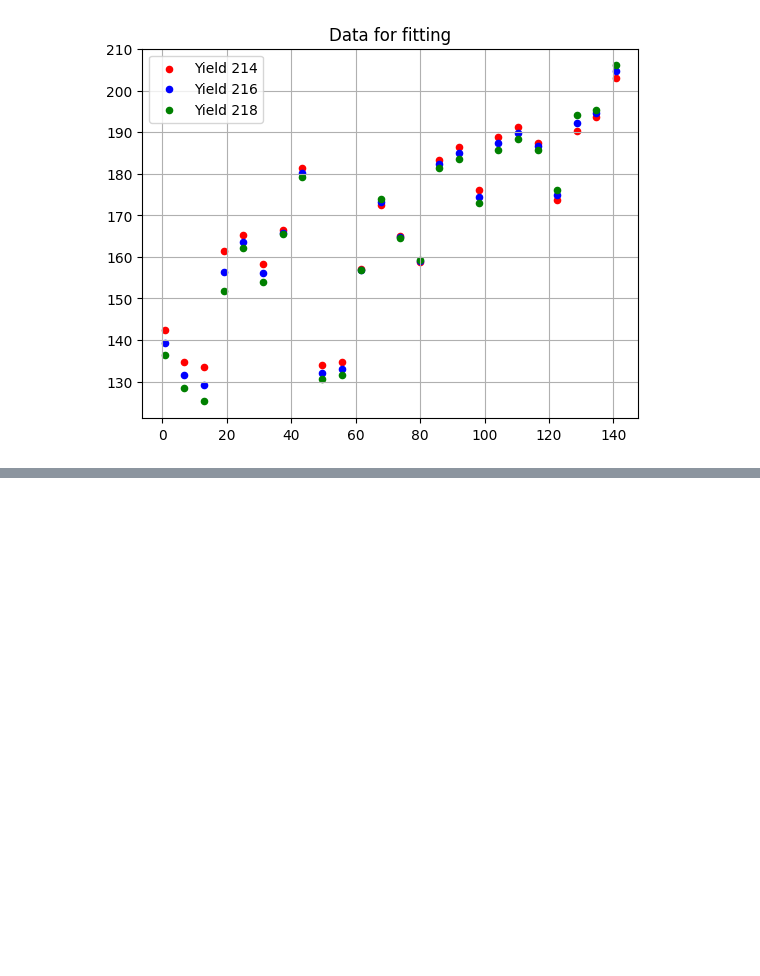
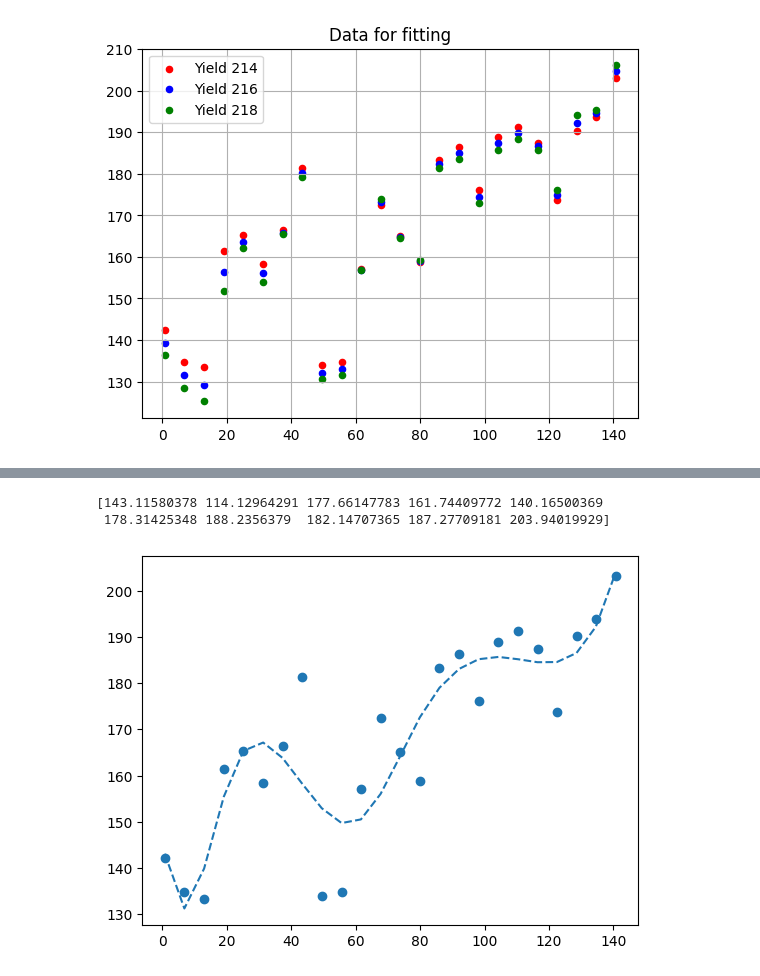
Before and after one commit to PeterClaussenSDSU/TheMGCVOptimization, a Jupyter notebook: IterativeLSRebuild.ipynb, the cells around one changed output, grey strips where cells are left out. Cells and saved outputs as stored; diff of their text form; code cells hidden in the pictures; blank space fills up the shorter version.

```diff
--- a/IterativeLSRebuild.ipynb
+++ b/IterativeLSRebuild.ipynb
@@ -33,3 +112,24 @@ As we see, the data are very similar, so we should expect similar smoothing curv
+# %%
+y = numpy.asarray(df214['Yield'])
+XtX = numpy.matmul(X.transpose(), X)
+Xty = numpy.matmul(X.transpose(), y)
+#XtX
+#Xty
+
+HatBeta = numpy.matmul(numpy.linalg.inv(XtX) , Xty)
+
+print(HatBeta)
+# %% [output]
+[143.11580378 114.12964291 177.66147783 161.74409772 140.16500369
+ 178.31425348 188.2356379  182.14707365 187.27709181 203.94019929]
+# %%
+HatY = numpy.matmul(X, HatBeta)
+matplotlib.pyplot.figure().clear()
+matplotlib.pyplot.scatter(x, y)
+matplotlib.pyplot.plot(x, HatY, '--')
+matplotlib.pyplot.show()
+# %% [output]
+[figure, added]
 # %%
 """
 ===========================================================
```
Also changed, not shown: parts of 10 cells of this notebook.
